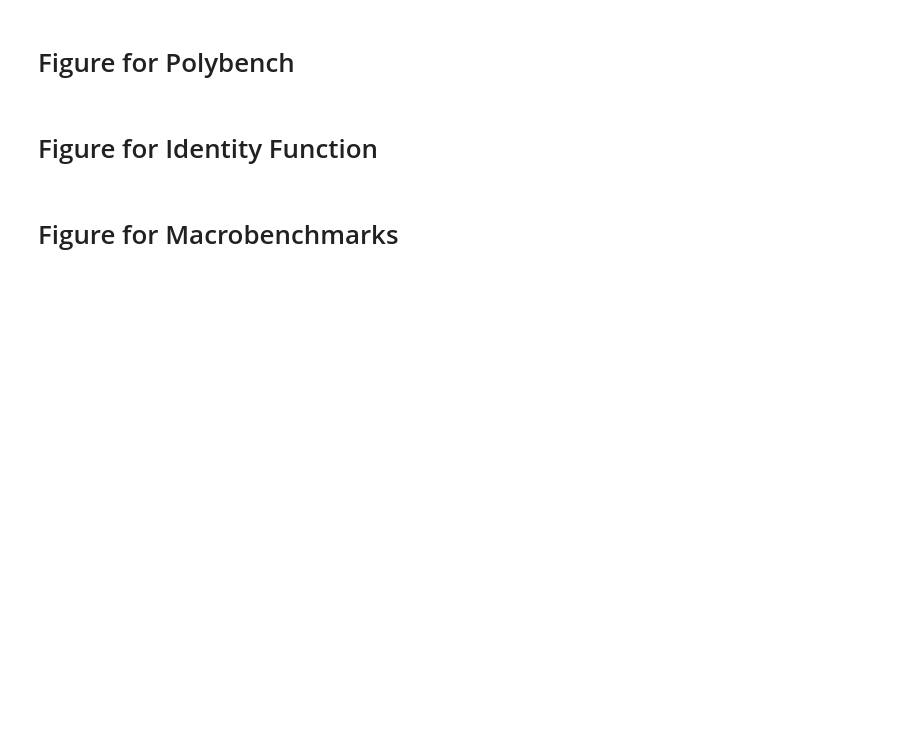
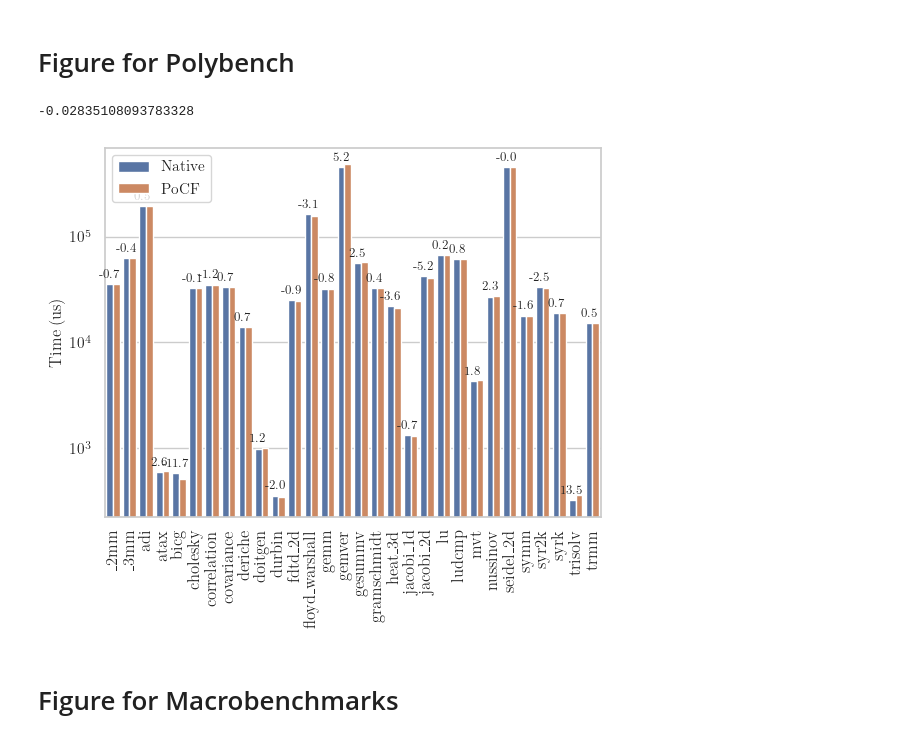
Before and after one commit to ya0guang/PoBF, a Jupyter notebook: scripts/plt_main.ipynb, the cells around one changed output. Drawn from its saved outputs; the diff is of its cells as text; code cells hidden in the pictures; blank space fills up the shorter version.

```diff
--- a/scripts/figure2.ipynb
+++ b/scripts/plt_main.ipynb
@@ -54,17 +7,14 @@ def extract_elapsed_ms(file, type):
 # %%
-# def extract(file, task_identifier):
-#     for line in open(file, "r"):
-#         if task_identifier in line:
-#             return int(line.split(" ")[-2])
-
-#     raise Exception("Could not find %s in file", task_identifier)
+def extract(file, poly_task):
+    for line in open(file, "r"):
+        if poly_task in line:
+            return int(line.split(" ")[-2])
 # %%
 import os
 
-
+path = '/home/haobchen/data/task_polybench/'
 def polypench_analyze(focused):
     result = {}
-    path = "/home/data/task_polybench/"
     for dirname, subdirlist, filelist in os.walk(path):
         if dirname == path:
             for dir in subdirlist:
@@ -75,8 +25,8 @@ def polypench_analyze(focused):
         for fname in filelist:
             subtask = os.path.basename(os.path.normpath(dirname))
             if focused in fname:
-                data = extract_elapsed_ms(dirname + "/" + fname)
-                result[subtask].extend(data)
+                data = extract(dirname + "/" + fname, subtask)
+                result[subtask].append(data)
 
     return result
 # %%
@@ -85,11 +35,11 @@ import pandas as pd
 import seaborn as sns
 import numpy as np
 
-poly_native = polypench_analyze("enclave_native")
+poly_native = polypench_analyze("result_native")
 poly_native = pd.DataFrame(poly_native)
 poly_native = poly_native.transpose()
 
-poly_pobf = polypench_analyze("enclave_pobf")
+poly_pobf = polypench_analyze("result_pobf")
 poly_pobf = pd.DataFrame(poly_pobf)
 poly_pobf = poly_pobf.transpose()
 
@@ -103,31 +53,40 @@ for i in poly_native.index:
 
 poly = pd.DataFrame(poly)
 for i in poly.index:
-    poly.loc[i, "overhead"] = (
-        (poly.loc[i, "pobf"] / poly.loc[i, "native"]) - 1) * 100
+    poly.loc[i, "overhead"] = ((poly.loc[i, "pobf"] / poly.loc[i, "native"]) -1) * 100
 
 np.average(poly["overhead"])
+# %% [output]
+-0.02835108093783328
 # %%
 sns.set(style="whitegrid")
 xs = []
 ys = []
 hue = []
 overhead = []
+poly = poly.sort_index()
+
 for i in poly.index:
     xs.append(i)
     xs.append(i)
     ys.append(poly["native"][i])
     ys.append(poly["pobf"][i])
     hue.append("Native")
     hue.append("PoCF")
 
-assert (len(xs) == len(ys))
+
+plt.rcParams.update({'font.family': 'times new roman'})
+plt.legend(['Legend'], bbox_to_anchor=(4.85,1.025), loc="upper left")
+
+assert(len(xs) == len(ys))
 g = sns.barplot(x=xs, y=ys, hue=hue)
-# g.set_yscale("log")
-g.set_xticklabels(g.get_xticklabels(), rotation=90)
+g.set_yscale("log")
+g.set_xticklabels(g.get_xticklabels(), rotation=90, font='times')
 
 overhead_precentage = "  " + poly["overhead"].round(1).astype(str)
 
-g.bar_label(g.containers[0], labels=overhead_precentage, fontsize=7, padding=3)
-g.set_ylabel("Time (ms)", fontsize=12)
-plt.savefig("../polybench.pdf", bbox_inches='tight')
+g.bar_label(g.containers[0], labels = overhead_precentage, padding=3, fontsize=9)
+g.set_ylabel("Time (us)")
+plt.savefig("./polybench_sgx.pdf", bbox_inches='tight')
+# %% [output]
+[figure, added]
@@ -136,2 +92,0 @@ poly.overhead.mean()
-# %% [markdown]
-# Figure for Identity Function
```
Also changed, not shown: parts of 6 cells of this notebook, 26 other files.
